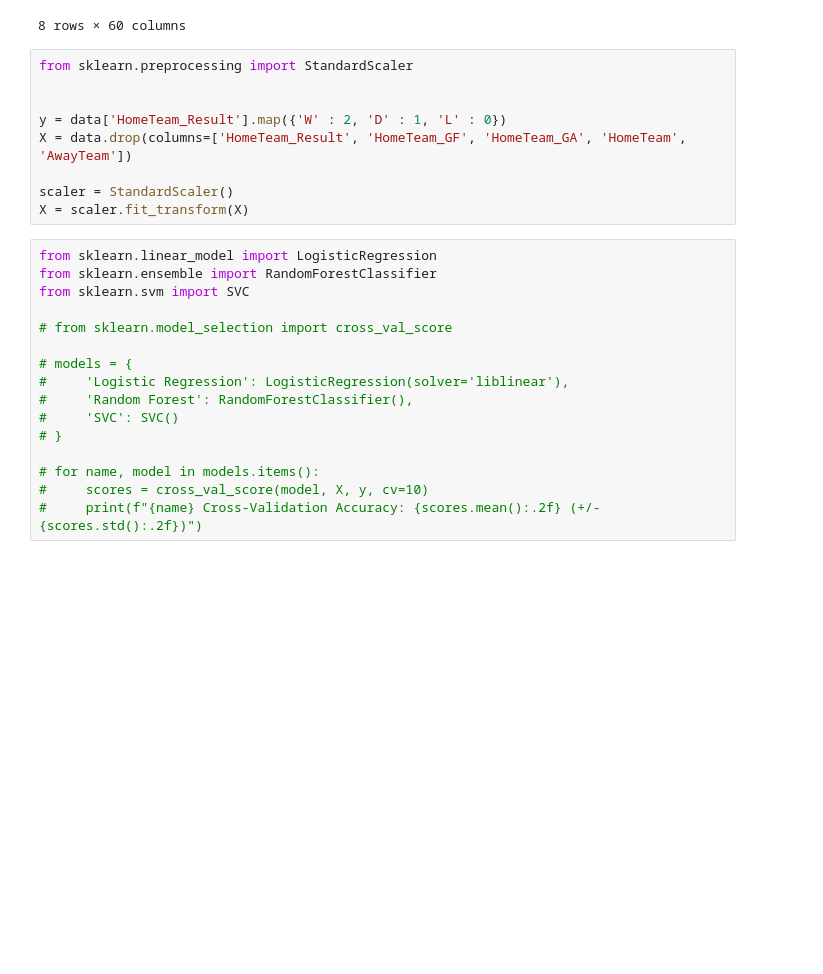
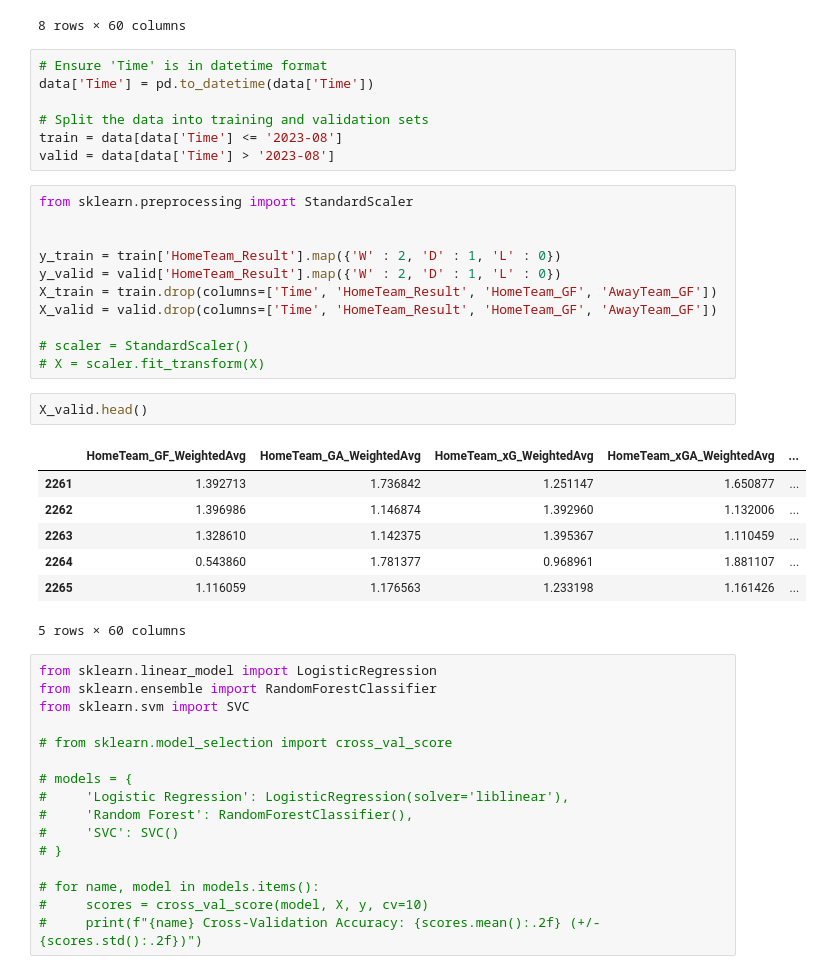
Before and after one commit to DSAI-Creator/Football-Match-Prediction, a Jupyter notebook: src/models/train.ipynb, the cells around one changed output. Saved outputs shown, nothing was run; the diff lists cells and outputs as text; blank space fills up the shorter version.

```diff
--- a/src/models/train.ipynb
+++ b/src/models/train.ipynb
@@ -28,15 +18,34 @@ data.describe()
 | 75% | 1.450000 | 1.494792 | 1.395567 | 1.436750 | ... |
 | max | 4.000000 | 4.833333 | 2.900000 | 3.350000 | ... |
 8 rows × 60 columns
+# %%
+# Ensure 'Time' is in datetime format
+data['Time'] = pd.to_datetime(data['Time'])
+
+# Split the data into training and validation sets
+train = data[data['Time'] <= '2023-08']
+valid = data[data['Time'] > '2023-08']
 # %%
 from sklearn.preprocessing import StandardScaler
 
 
-y = data['HomeTeam_Result'].map({'W' : 2, 'D' : 1, 'L' : 0})
-X = data.drop(columns=['HomeTeam_Result', 'HomeTeam_GF', 'HomeTeam_GA', 'HomeTeam', 'AwayTeam'])
+y_train = train['HomeTeam_Result'].map({'W' : 2, 'D' : 1, 'L' : 0})
+y_valid = valid['HomeTeam_Result'].map({'W' : 2, 'D' : 1, 'L' : 0})
+X_train = train.drop(columns=['Time', 'HomeTeam_Result', 'HomeTeam_GF', 'AwayTeam_GF'])
+X_valid = valid.drop(columns=['Time', 'HomeTeam_Result', 'HomeTeam_GF', 'AwayTeam_GF'])
 
-scaler = StandardScaler()
-X = scaler.fit_transform(X)
+# scaler = StandardScaler()
+# X = scaler.fit_transform(X)
+# %%
+X_valid.head()
+# %% [output]
+|  | HomeTeam_GF_WeightedAvg | HomeTeam_GA_WeightedAvg | HomeTeam_xG_WeightedAvg | HomeTeam_xGA_WeightedAvg | ... |
+| 2261 | 1.392713 | 1.736842 | 1.251147 | 1.650877 | ... |
+| 2262 | 1.396986 | 1.146874 | 1.392960 | 1.132006 | ... |
+| 2263 | 1.328610 | 1.142375 | 1.395367 | 1.110459 | ... |
+| 2264 | 0.543860 | 1.781377 | 0.968961 | 1.881107 | ... |
+| 2265 | 1.116059 | 1.176563 | 1.233198 | 1.161426 | ... |
+5 rows × 60 columns
 # %%
 from sklearn.linear_model import LogisticRegression
 from sklearn.ensemble import RandomForestClassifier
```
Also changed, not shown: parts of 5 cells of this notebook.
